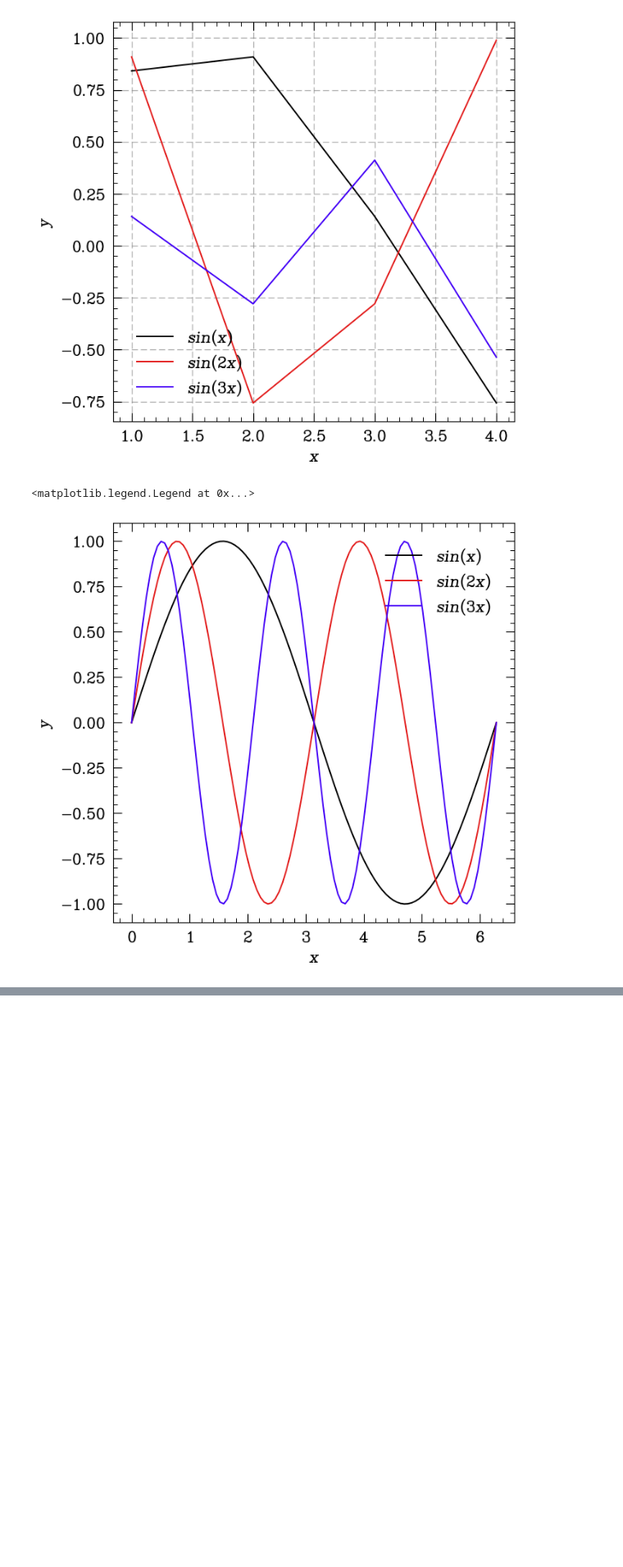
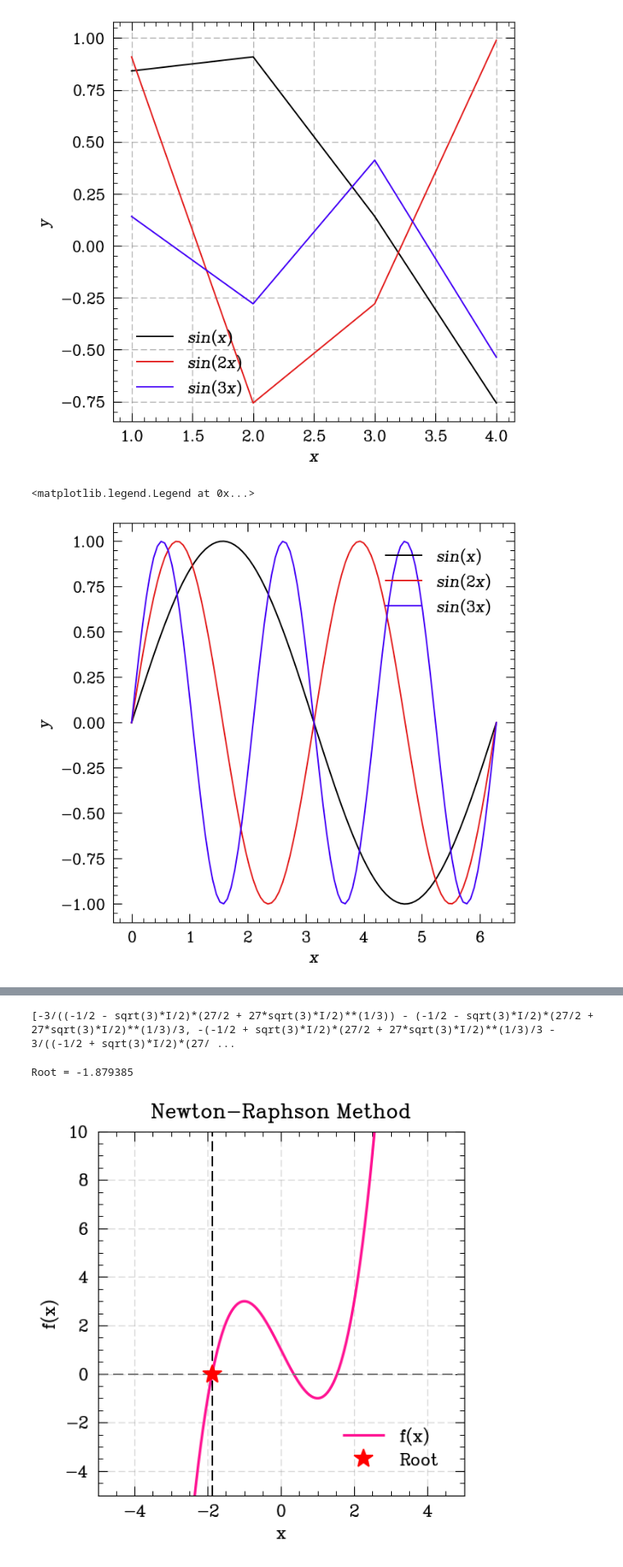
Before and after one commit to catastropiyush/coursework-notebooks, a Jupyter notebook: Untitled33.ipynb, the cells around one changed output, grey strips where cells are left out. Shown at 82% size. Drawn from its saved outputs; the diff is of its cells as text; code cells hidden in the pictures; blank space fills up the shorter version.

```diff
--- a/Untitled33.ipynb
+++ b/Untitled33.ipynb
@@ -192,0 +227,49 @@ plt.legend()
+# %%
+from sympy import symbols, solve
+
+x = symbols('x')
+equation = x**3 - 3*x + 1
+solutions = solve(equation, x)
+print(solutions)
+# %% [output]
+[-3/((-1/2 - sqrt(3)*I/2)*(27/2 + 27*sqrt(3)*I/2)**(1/3)) - (-1/2 - sqrt(3)*I/2)*(27/2 + 27*sqrt(3)*I/2)**(1/3)/3, -(-1/2 + sqrt(3)*I/2)*(27/2 + 27*sqrt(3)*I/2)**(1/3)/3 - 3/((-1/2 + sqrt(3)*I/2)*(27/ ...
+# %%
+import numpy as np
+import matplotlib.pyplot as plt
+
+def f(x):
+    return x**3 - 3*x + 1
+
+def f_prime(x):
+    return 3*x**2 - 3
+
+def newtoroot(f, df, x0, tol=1e-5, max_iter=100):
+    for _ in range(max_iter):
+        if abs(f(x0)) < tol:
+            return x0
+        x0 = x0 - f(x0) / df(x0)
+    raise ValueError("Method did not converge")
+
+x0 = -1.3
+root = newtoroot(f, f_prime, x0)
+print(f"Root = {root:.6f}")
+
+x = np.linspace(-5, 5, 200)
+y = f(x)
+
+plt.figure(figsize=(5,5))
+plt.plot(x, y, label='f(x)', color='deeppink', linewidth=2)
+plt.axhline(y=0, color='grey', linestyle='--')
+plt.axvline(x=root, color='black', linestyle='--')
+plt.plot(root, 0, 'r*', markersize=15, label='Root')
+
+plt.xlabel('x')
+plt.ylabel('f(x)')
+plt.title('Newton-Raphson Method')
+plt.legend()
+plt.grid(True, alpha=0.3)
+plt.xlim(-5, 5)
+plt.ylim(-5, 10)
+# %% [output]
+Root = -1.879385
+[figure, added]
```
Also changed, not shown: parts of 16 cells of this notebook.
